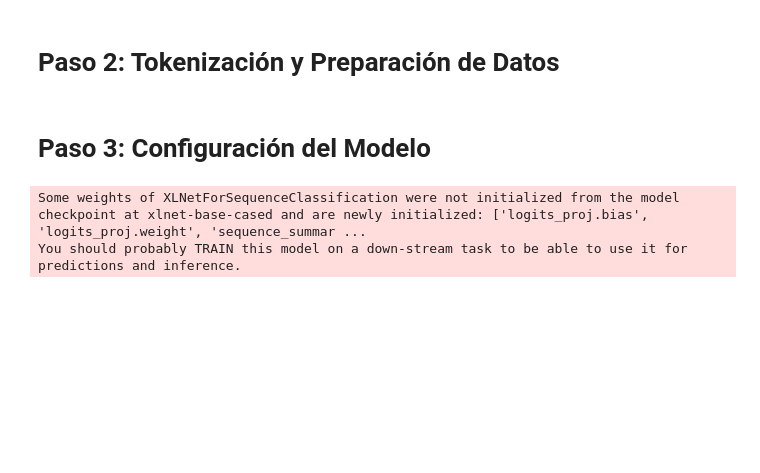
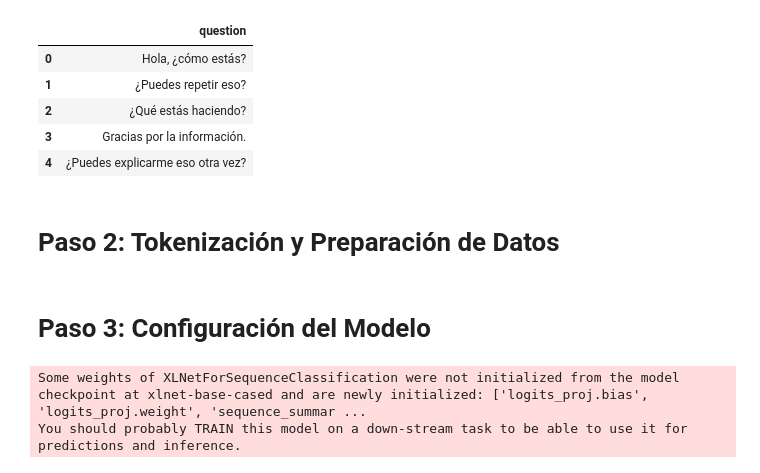
Before and after one commit to alejandrocalleja/clarus-llm-dag, a Jupyter notebook: src/NLP_Clasificador.ipynb, the cells around one changed output. Drawn from its saved outputs; the diff is of its cells as text; code cells hidden in the pictures; blank space fills up the shorter version.

Commit message:
read data modified

```diff
--- a/src/NLP_Clasificador.ipynb
+++ b/src/NLP_Clasificador.ipynb
@@ -401,3 +426,25 @@ specific_questions = [
+# %%
+import requests
+
+general_questions_url = "https://api-generator.retool.com/VAtSxo/general_questions"
+specific_questions_url = "https://api-generator.retool.com/yJCzkf/specific_questions"
+general_questions_response = requests.get(general_questions_url)
+specific_questions_response = requests.get(specific_questions_url)
+general_questions = general_questions_response.json()
+specific_questions = specific_questions_response.json()
+# Convert the JSON data to a DataFrame
+general_df = pd.DataFrame(general_questions)
+specific_df = pd.DataFrame(specific_questions)
+# remove the id column
+general_df = general_df.drop(columns=["id"])
+specific_questions = specific_df.drop(columns=["id"])
+# %% [output]
+|  | question |
+| 0 | Hola, ¿cómo estás? |
+| 1 | ¿Puedes repetir eso? |
+| 2 | ¿Qué estás haciendo? |
+| 3 | Gracias por la información. |
+| 4 | ¿Puedes explicarme eso otra vez? |
 # %%
 # Seleccionar 10 observaciones de cada lista para el conjunto de evaluación
 import random
```
Also changed, not shown: parts of 1 cell of this notebook, 3 other files.
